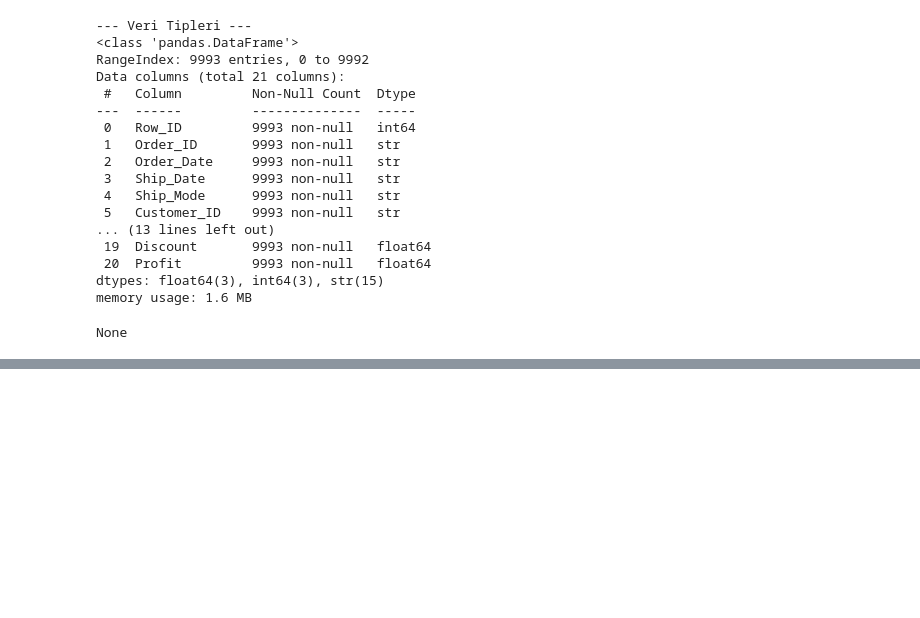
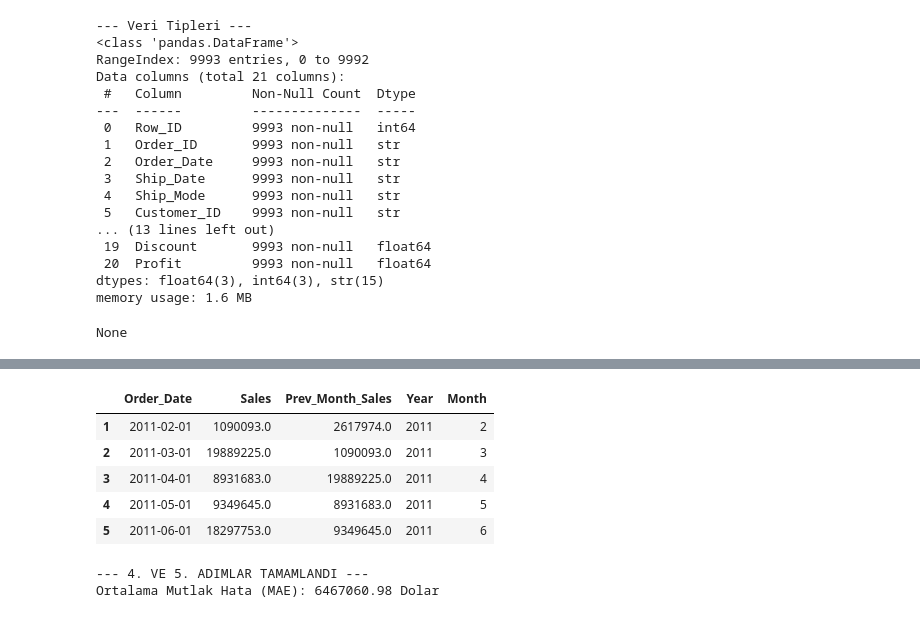
Before and after one commit to deryaKhrimn/AI-Sales-Analytics, a Jupyter notebook: notebooks/ml_forecasting.ipynb, the cells around one changed output, grey strips where cells are left out. Cells and saved outputs as stored; diff of their text form; code cells hidden in the pictures; blank space fills up the shorter version.

```diff
--- a/notebooks/ml_forecasting.ipynb
+++ b/notebooks/ml_forecasting.ipynb
@@ -54,3 +54,21 @@ Data columns (total 21 columns):
 dtypes: float64(3), int64(3), str(15)
 memory usage: 1.6 MB
 None
+# %%
+# 1. Tarih sütununu string'den datetime formatına çeviriyoruz
+df['Order_Date'] = pd.to_datetime(df['Order_Date'])
+
+# 2. Günlük satışları 'Ay Başı' (MS - Month Start) bazında toplayarak grupluyoruz
+# Sadece Order_Date ve Sales sütunlarıyla yeni bir DataFrame oluşturuyoruz
+monthly_sales = df.set_index('Order_Date').resample('MS')['Sales'].sum().reset_index()
+
+# 3. Modele trendi öğretebilmek için 'Gecikmeli Özellik' (Lag Feature) ekliyoruz
+# shift(1) fonksiyonu ile bir önceki ayın satış rakamını yeni bir sütuna kaydırıyoruz
+monthly_sales['Prev_Month_Sales'] = monthly_sales['Sales'].shift(1)
+
+# 4. En baştaki ilk ayın 'geçen ayı' olmadığı için Prev_Month_Sales değeri NaN (boş) çıkar.
+# Hata almamak için o ilk satırı siliyoruz.
+monthly_sales = monthly_sales.dropna()
+
+# Yeni hazırladığımız aylık tablonun ilk 5 satırını görelim
+display(monthly_sales.head())
@@ -56,0 +82,42 @@ None
+# %%
+# 3. Adımın eksik kalan kısmı: Tarih Parçalama (Feature Engineering)
+monthly_sales['Year'] = monthly_sales['Order_Date'].dt.year
+monthly_sales['Month'] = monthly_sales['Order_Date'].dt.month
+
+# Yeni sütunların eklendiğini görmek için tablonun son haline bakalım
+display(monthly_sales.head())
+# %% [output]
+|  | Order_Date | Sales | Prev_Month_Sales | Year | Month |
+| 1 | 2011-02-01 | 1090093.0 | 2617974.0 | 2011 | 2 |
+| 2 | 2011-03-01 | 19889225.0 | 1090093.0 | 2011 | 3 |
+| 3 | 2011-04-01 | 8931683.0 | 19889225.0 | 2011 | 4 |
+| 4 | 2011-05-01 | 9349645.0 | 8931683.0 | 2011 | 5 |
+| 5 | 2011-06-01 | 18297753.0 | 9349645.0 | 2011 | 6 |
+# %%
+# --- ADIM 4: VERİYİ EĞİTİM VE TEST OLARAK AYIRMA ---
+# Kronolojik olarak 2011-2013 yılları eğitim, 2014 yılı test olarak ayrılıyor
+train_data = monthly_sales[monthly_sales['Order_Date'] < '2014-01-01']
+test_data = monthly_sales[monthly_sales['Order_Date'] >= '2014-01-01']
+
+# Modele öğreteceğimiz özellikler (Artık Ay ve Yıl bilgisi de var!)
+features = ['Prev_Month_Sales', 'Month', 'Year']
+
+X_train = train_data[features]
+y_train = train_data['Sales']
+
+X_test = test_data[features]
+y_test = test_data['Sales']
+
+# --- ADIM 5: MODEL SEÇİMİ VE EĞİTİLMESİ ---
+model = RandomForestRegressor(n_estimators=100, random_state=42)
+model.fit(X_train, y_train)
+
+# Tahmin yapıp başarıyı ölçelim
+predictions = model.predict(X_test)
+mae = mean_absolute_error(y_test, predictions)
+
+print("--- 4. VE 5. ADIMLAR TAMAMLANDI ---")
+print(f"Ortalama Mutlak Hata (MAE): {mae:.2f} Dolar")
+# %% [output]
+--- 4. VE 5. ADIMLAR TAMAMLANDI ---
+Ortalama Mutlak Hata (MAE): 6467060.98 Dolar
```
Also changed, not shown: parts of 2 cells of this notebook, 3 other files.
